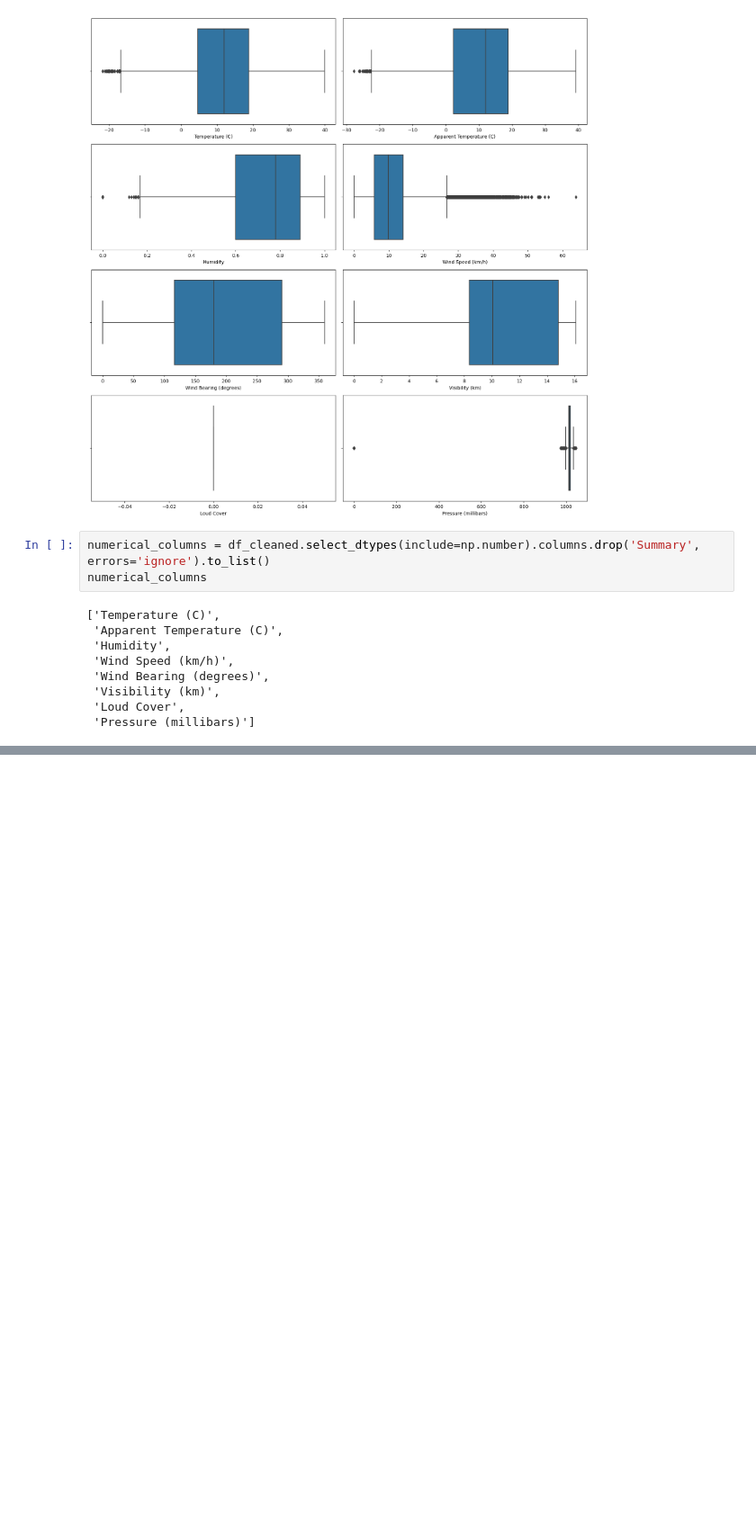
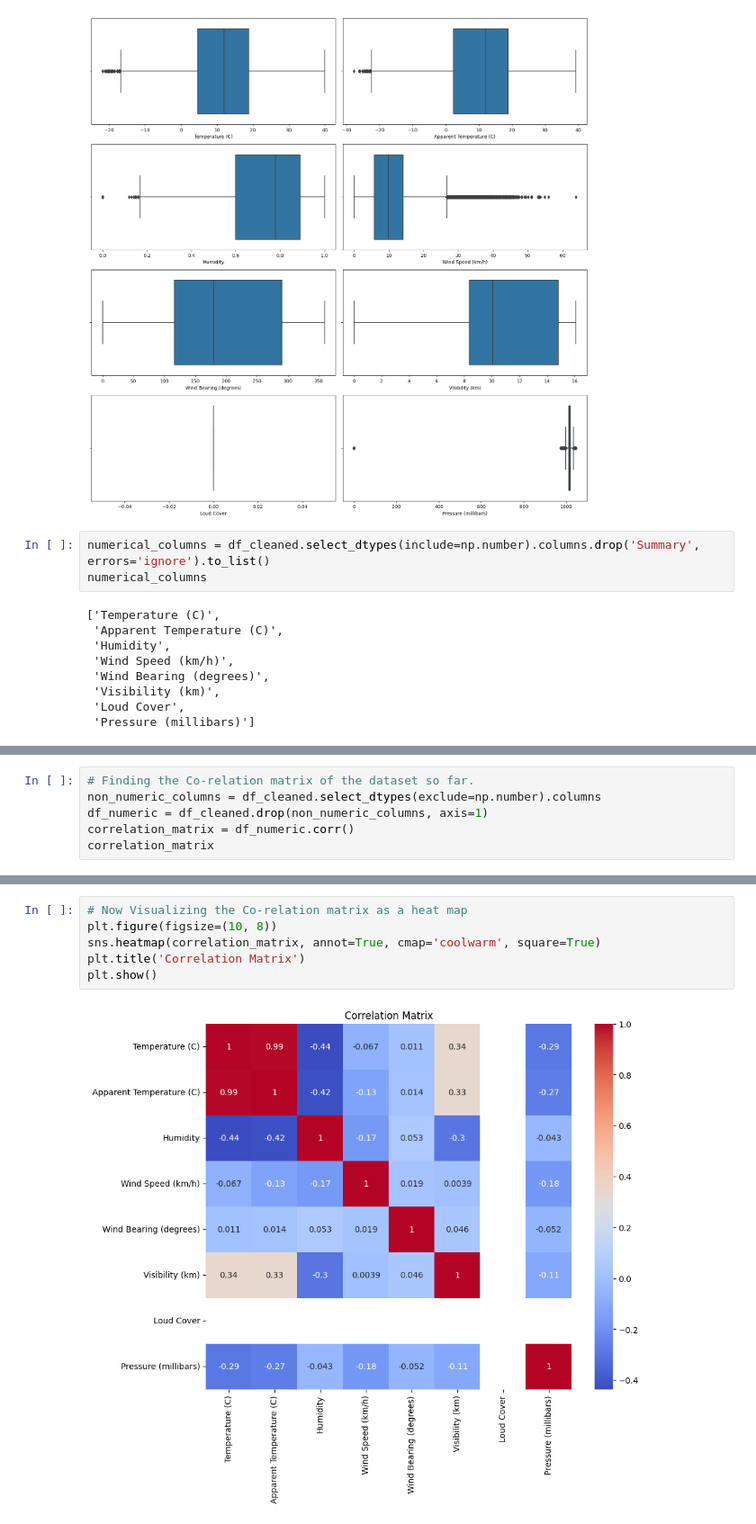
Before and after one commit to raffay2001/WEATHER-CLASSIFIER, a Jupyter notebook: notebooks/preprocessing/data-preprocessing.ipynb, the cells around one changed output, grey strips where cells are left out. Shown: that part at 90% size. Saved outputs shown, nothing was run; the diff lists cells and outputs as text; blank space fills up the shorter version.

```diff
--- a/notebooks/preprocessing/data-preprocessing.ipynb
+++ b/notebooks/preprocessing/data-preprocessing.ipynb
@@ -172,0 +179,6 @@ plt.show()
+# %%
+# Finding the Co-relation matrix of the dataset so far.
+non_numeric_columns = df_cleaned.select_dtypes(exclude=np.number).columns
+df_numeric = df_cleaned.drop(non_numeric_columns, axis=1)
+correlation_matrix = df_numeric.corr()
+correlation_matrix
@@ -172,0 +195,8 @@ plt.show()
+# %%
+# Now Visualizing the Co-relation matrix as a heat map
+plt.figure(figsize=(10, 8))
+sns.heatmap(correlation_matrix, annot=True, cmap='coolwarm', square=True)
+plt.title('Correlation Matrix')
+plt.show()
+# %% [output]
+[figure, added]
```
Also changed, not shown: parts of 28 cells of this notebook, 1 other file.
